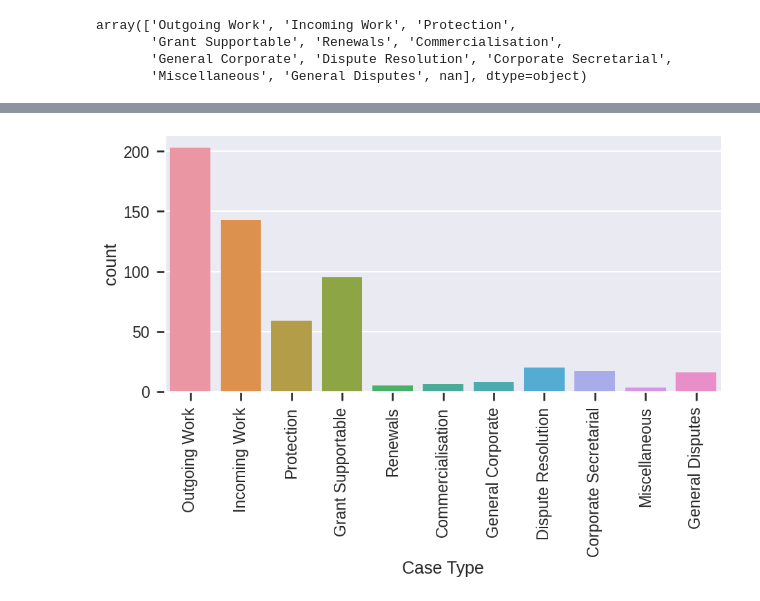
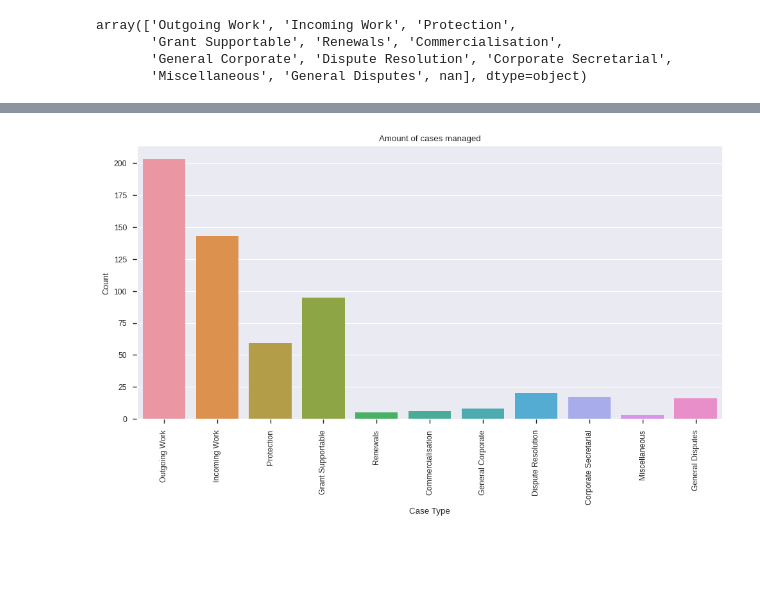
Before and after one commit to snek5/4gia-datachallenge, a Jupyter notebook: 4_gia.ipynb, the cells around one changed output, grey strips where cells are left out. Saved outputs shown, nothing was run; the diff lists cells and outputs as text; code cells hidden in the pictures; blank space fills up the shorter version.

```diff
--- a/4_gia.ipynb
+++ b/4_gia.ipynb
@@ -41,9 +41,8 @@ import pandas as pd
 import seaborn as sns
 
 # Visual formats
-colors = ["#816C5B","#A9A18C", "#855723", "#"]
 plt.style.use('seaborn')
-sns.set_context('talk')
+sns.set_context('paper')
 # %%
 # Importing the data from xlsx files using pandas
 apportionment = pd.read_excel('data.xlsx', sheet_name = 'Apportionment', parse_dates = True)
@@ -368,10 +233,13 @@ print(apportionment.groupby('Case Type', as_index = False).agg({'Final Apportion
 # %%
+""" Case type count """
 # Plot to show amount of cases managed
 sns.catplot(data = apportionment,
                 x = 'Case Type',
                 kind = 'count',
                 aspect = 2)
+plt.ylabel('Count')
+plt.title('Amount of cases managed')
 plt.xticks(rotation = 90)
 plt.show()
 # %% [output]
-[figure, old version]
+[figure, new version]
```
Also changed, not shown: parts of 81 cells of this notebook.
